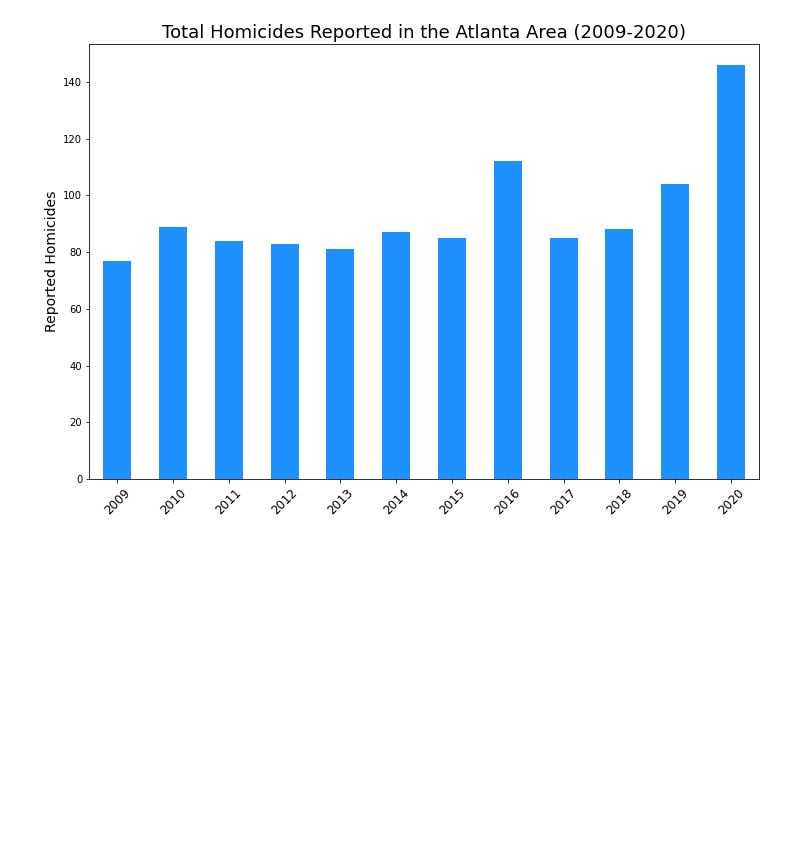
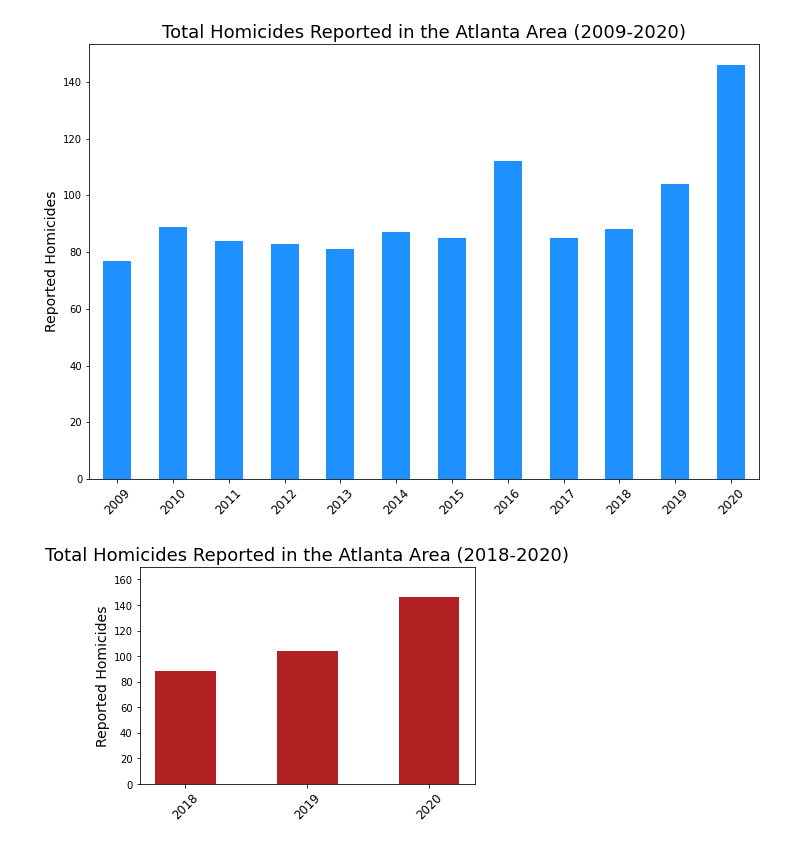
Before and after one commit to cayelsie/Crime-trends-in-Atlanta, a Jupyter notebook: Kelly_crime_data.ipynb, the cells around one changed output. Saved outputs shown, nothing was run; the diff lists cells and outputs as text; code cells hidden in the pictures; blank space fills up the shorter version.

```diff
--- a/Kelly/Kelly_crime_data.ipynb
+++ b/Kelly_crime_data.ipynb
@@ -894,3 +904,21 @@ plt.xticks(fontsize = 12)
 plt.show()
 # %% [output]
 [figure]
+# %%
+#Homicides went up in 2020, focus on & pull only homicides
+homicide_df = good_time_df.loc[(good_time_df["UC2_Literal"]=="HOMICIDE")]
+
+
+#Get overall number of homicides reported per year
+homicide_counts = homicide_df["occur_year"].value_counts()
+
+
+#Sort the series by the year, which is the index in this case
+homicide_sort = homicide_counts.sort_index(ascending = True)
+
+#Convert to df and add a separate index column
+homicide_sort_df = pd.DataFrame(homicide_sort).reset_index()
+
+#Rename columns
+homicide_sort_df = homicide_sort_df.rename(columns={"index": "Year", "occur_year": "Reported Homicides"})
+homicide_sort_df
@@ -930,0 +1007,23 @@ three_years_homicide_df =homicide_sort[(homicide_sort["occur_year"]==2018) |(hom
+# %%
+#Just pull 2018, 2019, 2020 for a more concentrated comparison of homicides
+three_years_homicide = homicide_sort_df[(homicide_sort_df["Year"]==2018) |(homicide_sort_df["Year"]==2019)
+                                        | (homicide_sort_df["Year"]==2020)]
+
+
+#Set the chart type as bar, x-axis is the year, y is the number of burglaries, set color and width of bars
+plt.bar(three_years_homicide["Year"], three_years_homicide["Reported Homicides"], color = 'firebrick', align='center', width=0.5)
+
+#Set placement of tick marks - just doing a pandas plot puts half year tick marks as well....
+plt.xticks(three_years_homicide["Year"], rotation = 45, fontsize = (12))
+
+#Add title and labels for each axis and set font size. Also set tick labels to sit at 45 degrees
+plt.title("Total Homicides Reported in the Atlanta Area (2018-2020)", fontsize = (18))
+plt.ylabel("Reported Homicides", fontsize = (14))
+plt.xticks(rotation = 45, fontsize = (12))
+
+#Set y limits for more room atop bars
+plt.ylim(0,170)
+
+plt.show()
+# %% [output]
+[figure, added]
```
Also changed, not shown: parts of 82 cells of this notebook, 10 other files.
